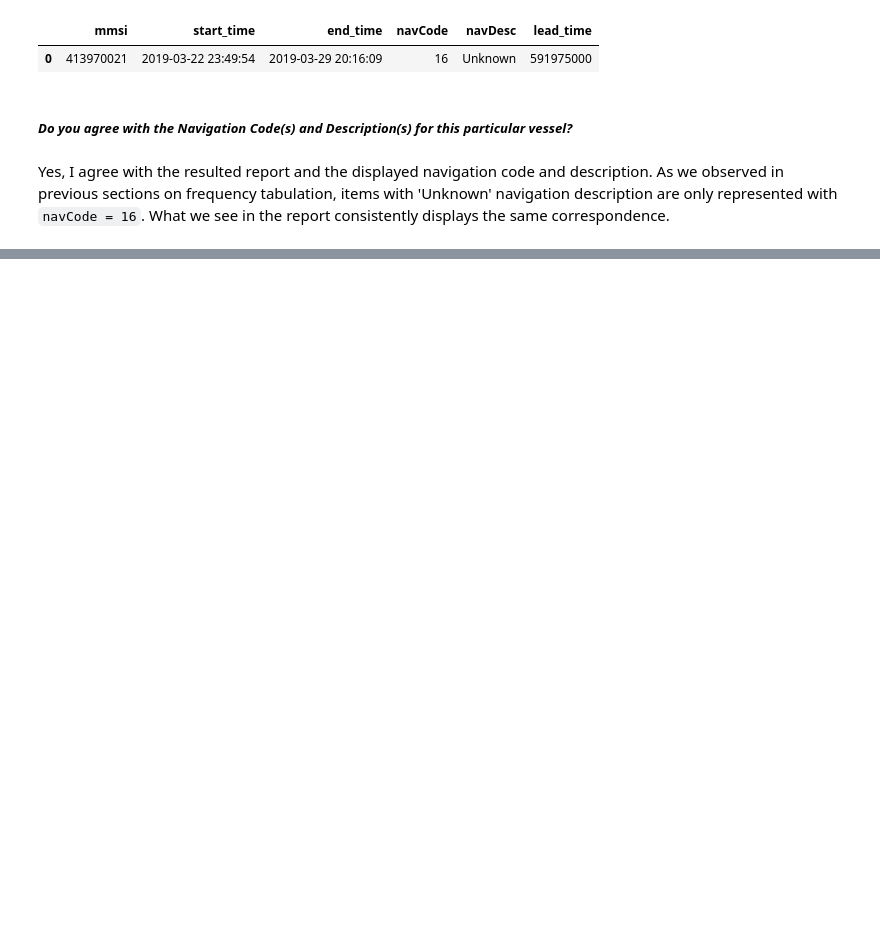
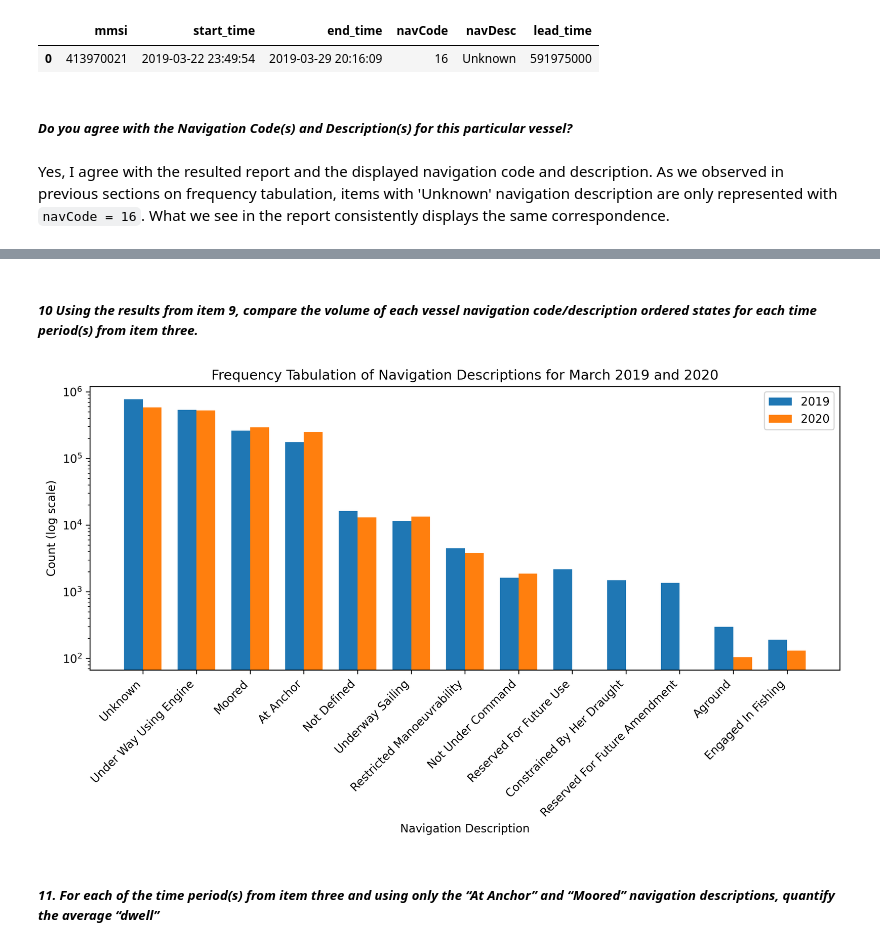
Before and after one commit to artoriusss/ocean, a Jupyter notebook: notebooks/1. EDA.ipynb, the cells around one changed output, grey strips where cells are left out. Saved outputs shown, nothing was run; the diff lists cells and outputs as text; code cells hidden in the pictures; blank space fills up the shorter version.

```diff
--- a/notebooks/1. EDA.ipynb
+++ b/notebooks/1. EDA.ipynb
@@ -27,5 +27,5 @@ df.head()
 # %%
-timestamp = pd.to_datetime(df['epochMillis'], unit='ms')
+timestamp = pd.to_datetime(df['epochMillis'], unit='ms').rename('timestamp')
 min_date, max_date = timestamp.min(), timestamp.max()
 print(f"Min date: {min_date}, Max date: {max_date}")
 # %% [output]
@@ -283,0 +286,3 @@ Yes, I agree with the resulted report and the displayed navigation code and desc
+# %%
+combined_df = pd.concat([df, nav_details[['navCode', 'navDesc']], timestamp], axis=1)
+combined_df = combined_df[['mmsi', 'timestamp', 'navCode', 'navDesc', 'epochMillis']]
@@ -283,0 +295,4 @@ Yes, I agree with the resulted report and the displayed navigation code and desc
+# %%
+combined_df['year'] = combined_df['timestamp'].dt.year
+df_2019 = combined_df[combined_df['year'] == 2019]
+df_2020 = combined_df[combined_df['year'] == 2020]
@@ -283,0 +328,39 @@ Yes, I agree with the resulted report and the displayed navigation code and desc
+# %% [markdown]
+##### *10 Using the results from item 9, compare the volume of each vessel navigation code/description ordered states for each time period(s) from item three.*
+# %%
+import matplotlib.pyplot as plt
+import numpy as np
+
+combined_years = pd.concat([df_2019, df_2020])
+
+nav_code_desc_counts = combined_years.groupby(['navCode', 'navDesc', 'year']).size().reset_index(name='count')
+unique_nav_code_desc_counts = nav_code_desc_counts.groupby(['navDesc', 'year'])['count'].sum().reset_index()
+pivot_df = unique_nav_code_desc_counts.pivot(index='navDesc', columns='year', values='count').fillna(0)
+pivot_df['total'] = pivot_df.sum(axis=1)
+pivot_df = pivot_df.sort_values(by='total', ascending=False).drop(columns='total')
+
+
+labels = pivot_df.index
+x = np.arange(len(labels))
+width = 0.35
+
+fig, ax = plt.subplots(figsize=(10, 6))
+bars1 = ax.bar(x - width/2, pivot_df[2019], width, label='2019')
+bars2 = ax.bar(x + width/2, pivot_df[2020], width, label='2020')
+
+ax.set_xlabel('Navigation Description')
+ax.set_ylabel('Count (log scale)')
+ax.set_title('Frequency Tabulation of Navigation Descriptions for March 2019 and 2020')
+ax.set_xticks(x)
+ax.set_xticklabels(labels, rotation=45, ha='right')
+ax.legend()
+
+ax.set_yscale('log')
+
+fig.tight_layout()
+fig.set_dpi(300)
+plt.show()
+# %% [output]
+[figure, added]
+# %% [markdown]
+##### *11. For each of the time period(s) from item three and using only the “At Anchor” and “Moored” navigation descriptions, quantify the average “dwell”*
```
Also changed, not shown: parts of 25 cells of this notebook, 1 other file.
